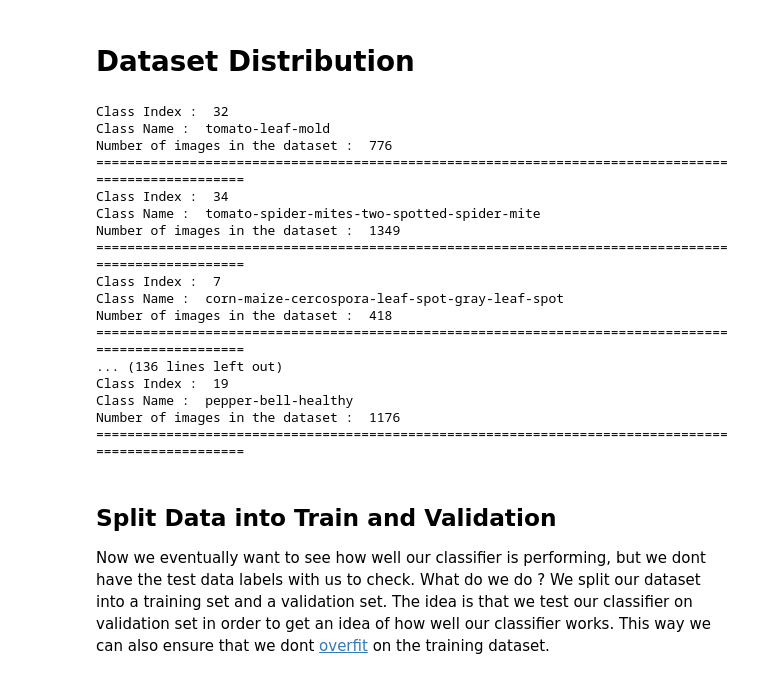
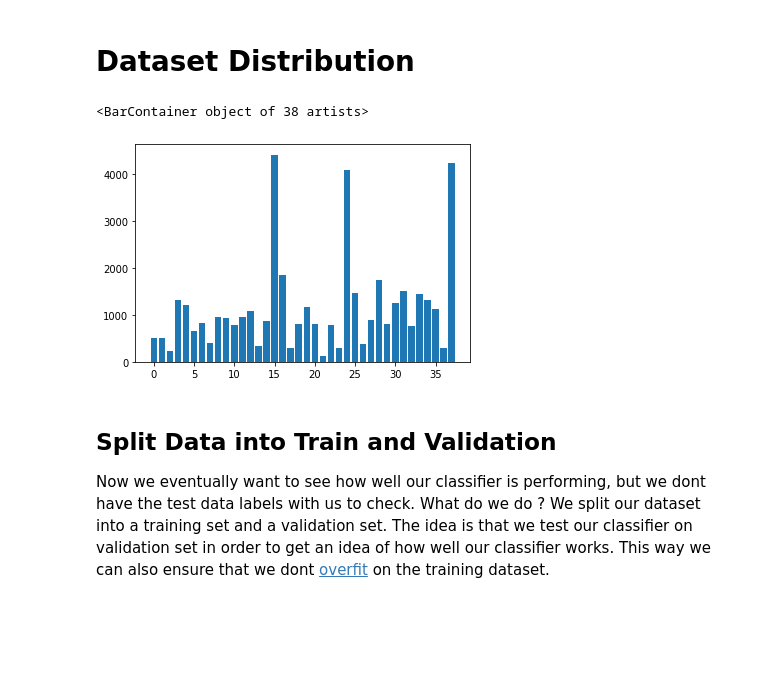
Before and after one commit to Mfr3ak/ML-Algorithm-Personal, a Jupyter notebook: AICrowd/MiniLeaves_Challenge.ipynb, the cells around one changed output. Cells and saved outputs as stored; diff of their text form; code cells hidden in the pictures; blank space fills up the shorter version.

```diff
--- a/AICrowd/MiniLeaves_Challenge.ipynb
+++ b/AICrowd/MiniLeaves_Challenge.ipynb
@@ -116,33 +121,20 @@ plt.savefig("image-grid.png")
 # %%
 from collections import Counter
 
 data_counter = Counter(train_labels)
 unique_class_indices = data_counter.keys()
-
+'''
 for _class_index in unique_class_indices:
     print("Class Index : ", _class_index)
     print("Class Name : ", class_names[_class_index])
     print("Number of images in the dataset : ", data_counter[_class_index])
     print("="*100)
+  '''
 # TODO : Add a bar plot of the distribution of the classes here
+plt.bar(data_counter.keys(),data_counter.values())
 # %% [output]
-Class Index :  32
-Class Name :  tomato-leaf-mold
-Number of images in the dataset :  776
-====================================================================================================
-Class Index :  34
-Class Name :  tomato-spider-mites-two-spotted-spider-mite
-Number of images in the dataset :  1349
-====================================================================================================
-Class Index :  7
-Class Name :  corn-maize-cercospora-leaf-spot-gray-leaf-spot
-Number of images in the dataset :  418
-====================================================================================================
-... (136 lines left out)
-Class Index :  19
-Class Name :  pepper-bell-healthy
-Number of images in the dataset :  1176
-====================================================================================================
+<BarContainer object of 38 artists>
+[figure, added]
 # %% [markdown]
 ## Split Data into Train and Validation
 Now we eventually want to see how well our classifier is performing, but we dont have the test data labels with us to check.
```
Also changed, not shown: parts of 14 cells of this notebook.
